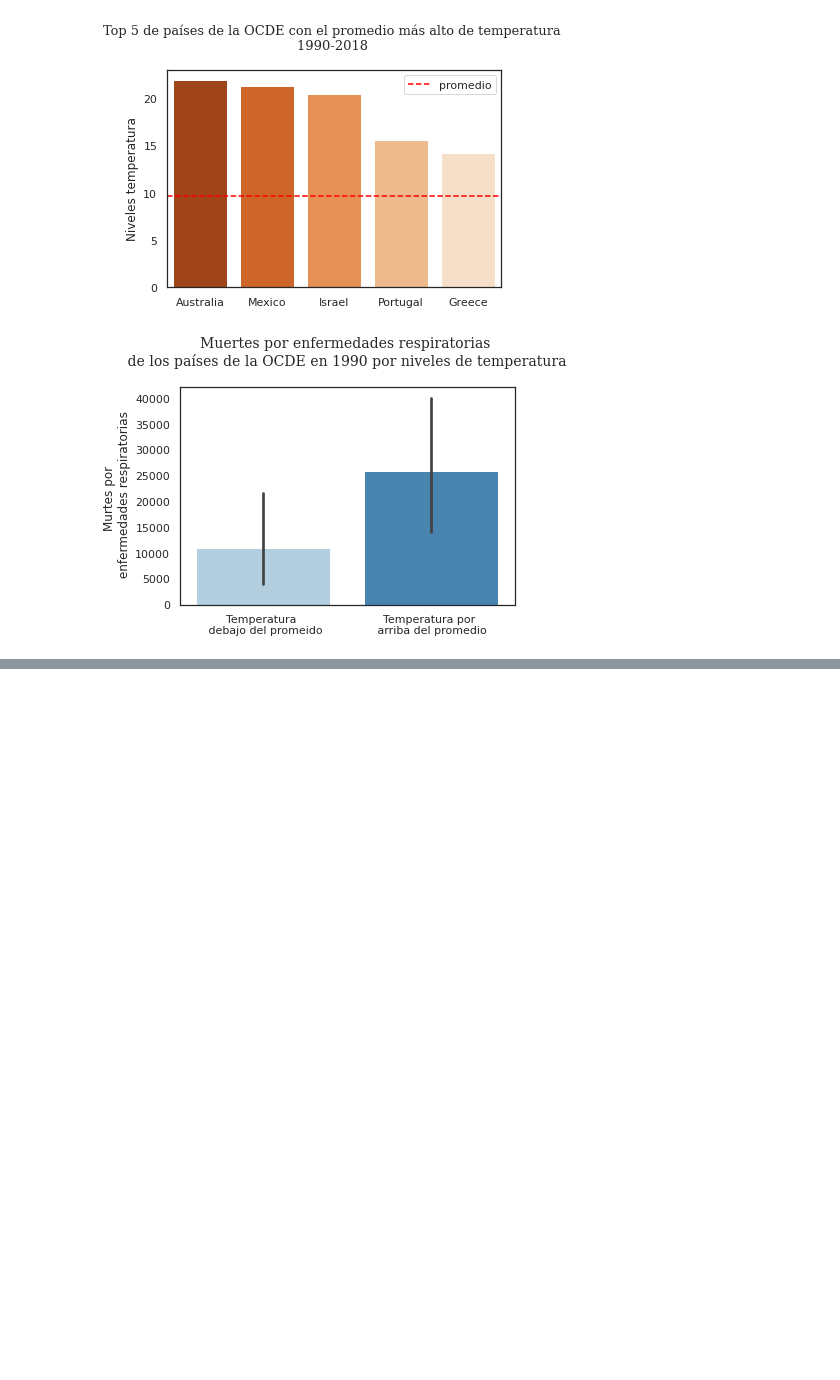
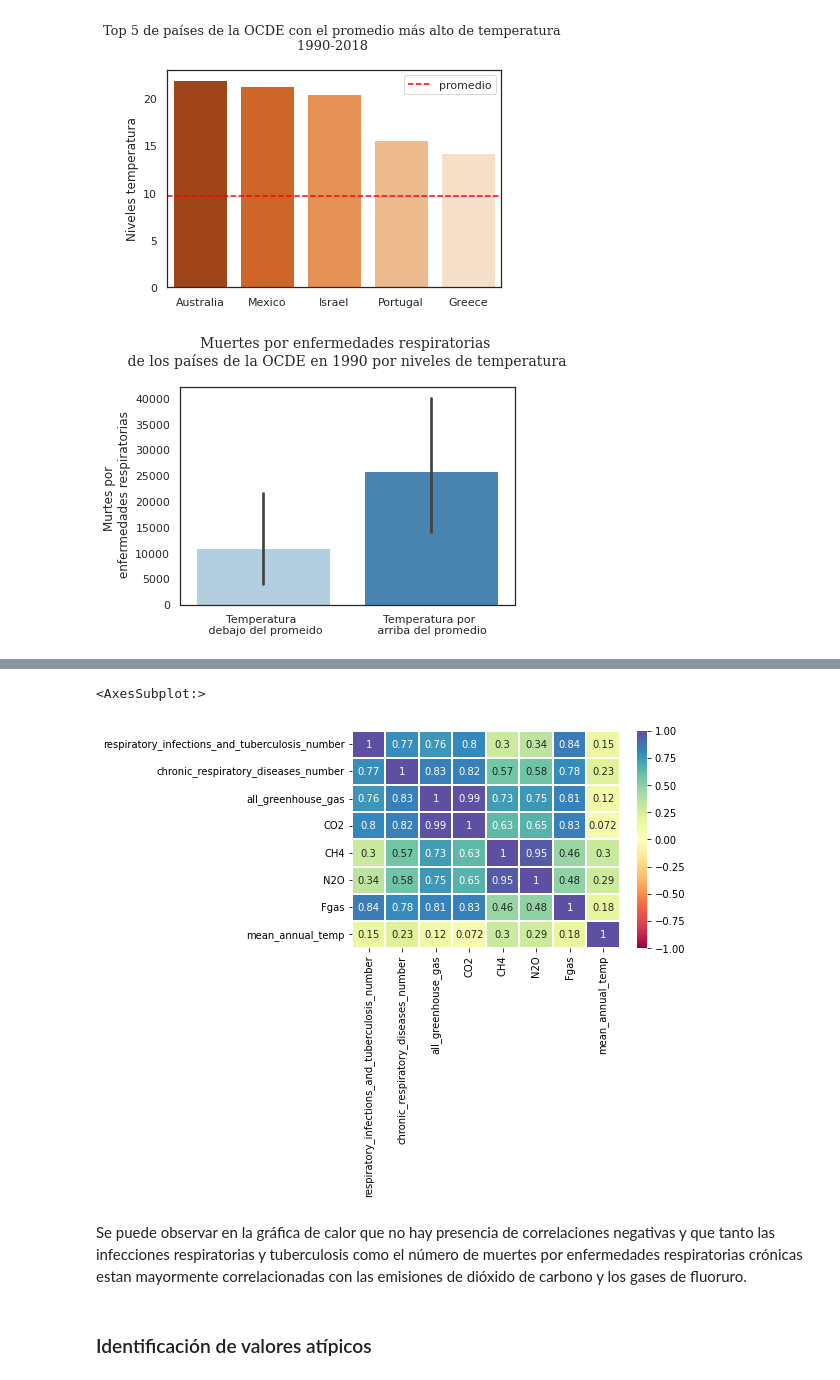
Before and after one commit to LIZZETHGOMEZ/Data-Science-Fase-3-BEDU-Santander, a Jupyter notebook: Notebook.ipynb, the cells around one changed output, grey strips where cells are left out. Drawn from its saved outputs; the diff is of its cells as text; code cells hidden in the pictures; blank space fills up the shorter version.

```diff
--- a/Notebook.ipynb
+++ b/Notebook.ipynb
@@ -645,0 +746,10 @@ plt.title('Muertes por enfermedades respiratorias \n de los países de la OCDE e
+# %%
+sns.heatmap(df_simp.corr(), vmin=-1, vmax=1, cmap='Spectral',linewidth=2,annot=True)
+#plt.rcParams["figure.figsize"] = (8,6)
+# %% [output]
+<AxesSubplot:>
+[figure, added]
+# %% [markdown]
+Se puede observar en la gráfica de calor que no hay presencia de correlaciones negativas y que tanto las infecciones respiratorias y tuberculosis como el número de muertes por enfermedades respiratorias crónicas estan mayormente correlacionadas con las emisiones de dióxido de carbono y los gases de fluoruro.
+# %% [markdown]
+### Identificación de valores atípicos
```
Also changed, not shown: parts of 24 cells of this notebook.
